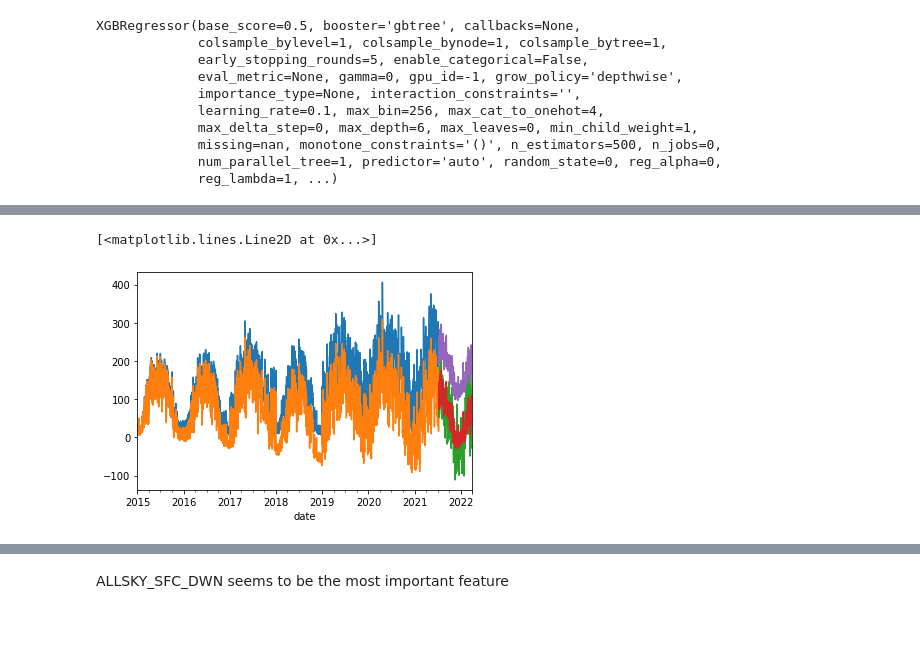
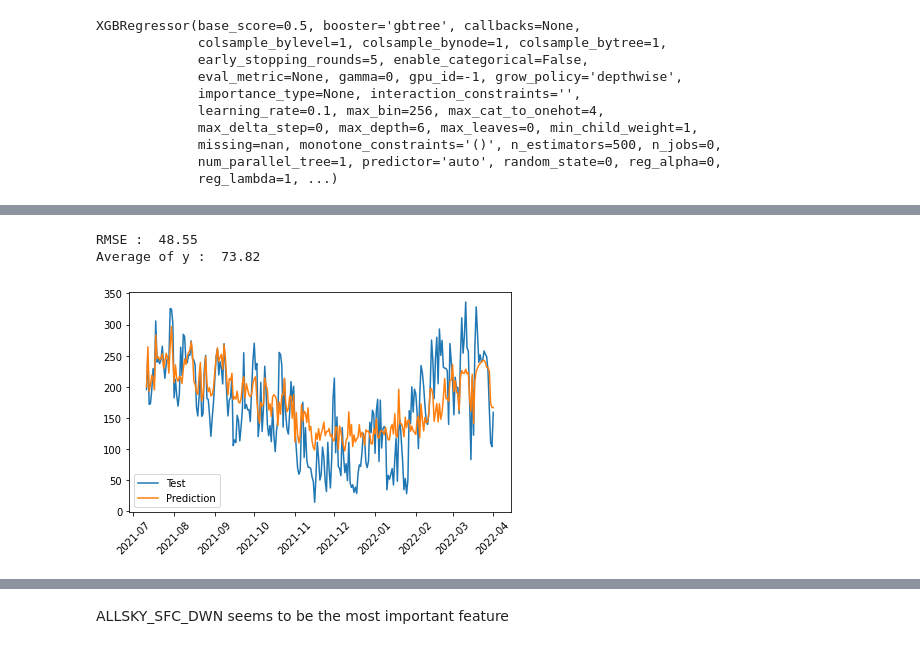
Before and after one commit to niko-nikolay/RenewableEnergyForecastML, a Jupyter notebook: notebooks/learn_data.ipynb, the cells around one changed output, grey strips where cells are left out. Cells and saved outputs as stored; diff of their text form; code cells hidden in the pictures.

```diff
--- a/notebooks/learn_data.ipynb
+++ b/notebooks/learn_data.ipynb
@@ -118,12 +90,24 @@ y_test_stationary.plot()
-# %%
-pred_reversed = data.reverse_stationary(pred)
-
-ax = y_train.plot()
-ax = y_train_stationary.plot()
-ax = y_test_stationary.plot()
-plt.plot(X_test.index, pred)
-plt.plot(X_test.index, pred_reversed)
-# %% [output]
-[<matplotlib.lines.Line2D at 0x...>]
-[figure, removed]
+# %%
+# Predict using the model
+y_stationary_predicted = solar_stationary_regressor.predict(X_test)
+y_predicted = data.reverse_stationary(y_stationary_predicted)
+
+# RMSE Computation
+rmse = np.sqrt(MSE(y_test, y_predicted))
+print("RMSE : % .2f" %(rmse))
+print("Average of y : % .2f" %(pd.concat([y_train_stationary, y_test_stationary]).mean()))
+# %% [output]
+RMSE :  48.55
+Average of y :  73.82
+# %%
+plt.figure()
+
+plt.plot(y_test, label='Test')
+plt.plot(X_test.index, y_predicted, label='Prediction')
+
+plt.xticks(rotation = 45)
+plt.legend()
+plt.tight_layout()
+# %% [output]
+[figure, added]
 # %%
```
Also changed, not shown: parts of 42 cells of this notebook.
